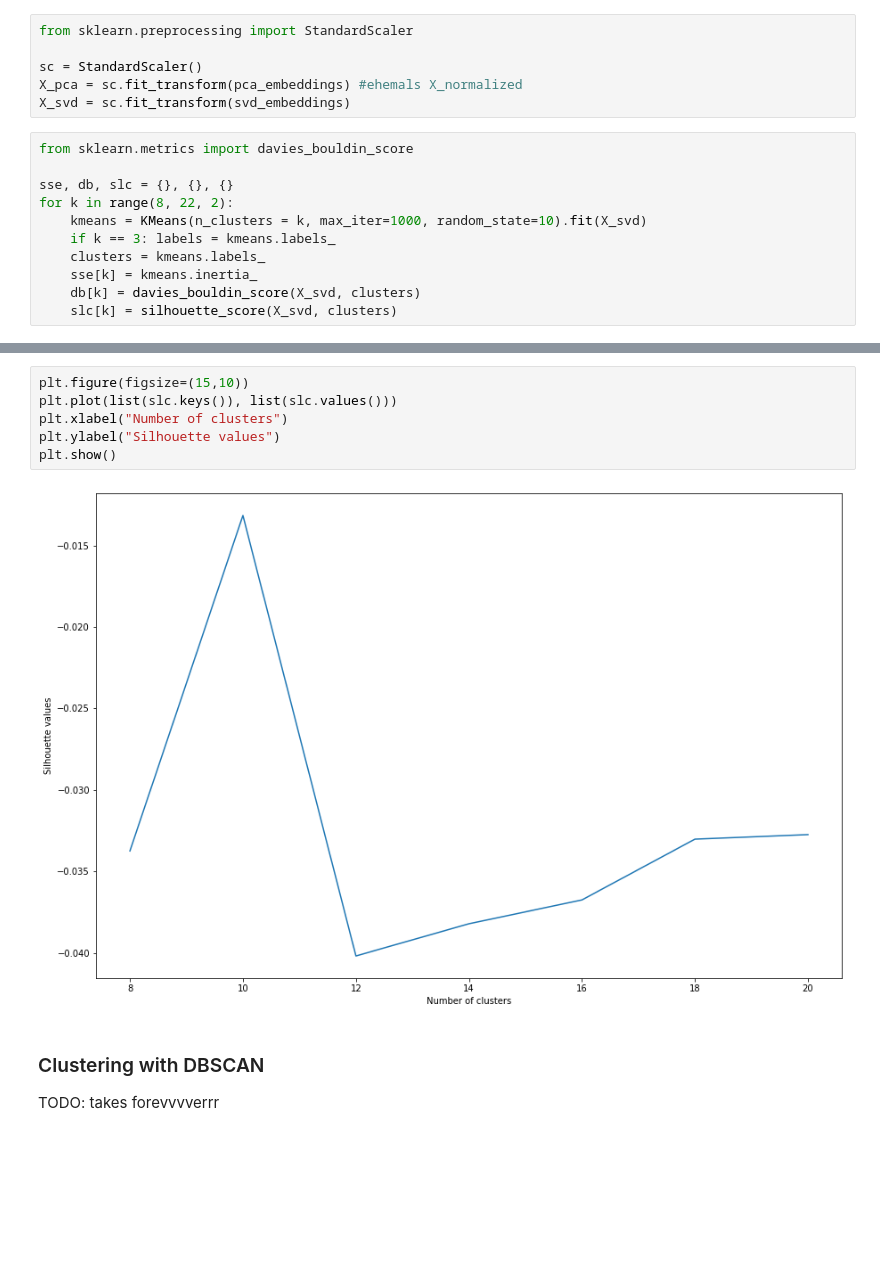
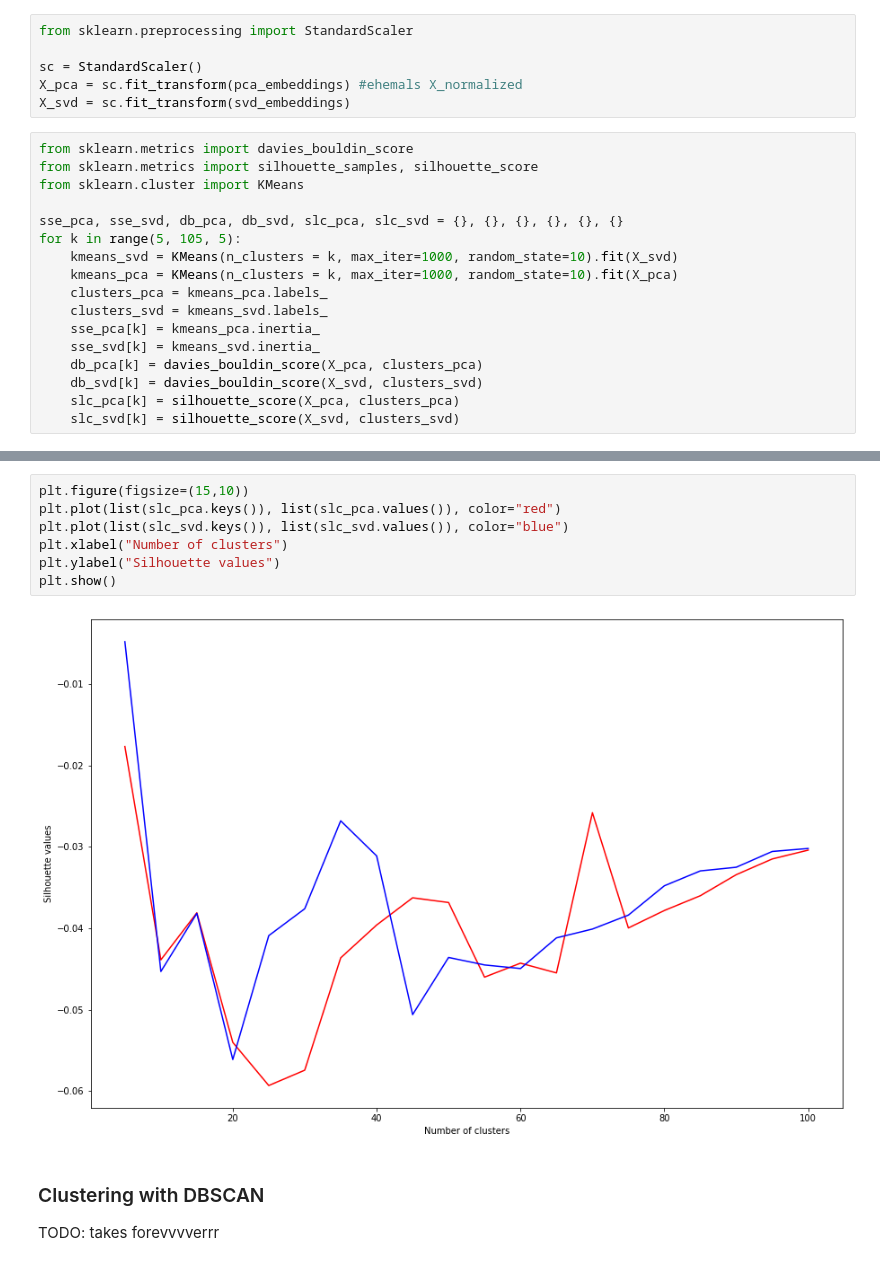
Before and after one commit to isaschm/topic-models-and-word-embeddings, a Jupyter notebook: text_embeddings.ipynb, the cells around one changed output, grey strips where cells are left out. Cells and saved outputs as stored; diff of their text form; blank space fills up the shorter version.

```diff
--- a/text_embeddings.ipynb
+++ b/text_embeddings.ipynb
@@ -153,16 +153,22 @@ from sklearn.preprocessing import StandardScaler
 sc = StandardScaler()
 X_pca = sc.fit_transform(pca_embeddings) #ehemals X_normalized
 X_svd = sc.fit_transform(svd_embeddings)
-# %%
-from sklearn.metrics import davies_bouldin_score
-
-sse, db, slc = {}, {}, {}
-for k in range(8, 22, 2):
-    kmeans = KMeans(n_clusters = k, max_iter=1000, random_state=10).fit(X_svd)
-    if k == 3: labels = kmeans.labels_
-    clusters = kmeans.labels_
-    sse[k] = kmeans.inertia_
-    db[k] = davies_bouldin_score(X_svd, clusters)
-    slc[k] = silhouette_score(X_svd, clusters)
+# %%
+from sklearn.metrics import davies_bouldin_score
+from sklearn.metrics import silhouette_samples, silhouette_score
+from sklearn.cluster import KMeans
+
+sse_pca, sse_svd, db_pca, db_svd, slc_pca, slc_svd = {}, {}, {}, {}, {}, {}
+for k in range(5, 105, 5):
+    kmeans_svd = KMeans(n_clusters = k, max_iter=1000, random_state=10).fit(X_svd)
+    kmeans_pca = KMeans(n_clusters = k, max_iter=1000, random_state=10).fit(X_pca)
+    clusters_pca = kmeans_pca.labels_
+    clusters_svd = kmeans_svd.labels_
+    sse_pca[k] = kmeans_pca.inertia_
+    sse_svd[k] = kmeans_svd.inertia_
+    db_pca[k] = davies_bouldin_score(X_pca, clusters_pca)
+    db_svd[k] = davies_bouldin_score(X_svd, clusters_svd)
+    slc_pca[k] = silhouette_score(X_pca, clusters_pca)
+    slc_svd[k] = silhouette_score(X_svd, clusters_svd)
 # %%
 plt.figure(figsize=(15,10))
@@ -190,11 +191,12 @@ plt.show()
 # %%
 plt.figure(figsize=(15,10))
-plt.plot(list(slc.keys()), list(slc.values()))
+plt.plot(list(slc_pca.keys()), list(slc_pca.values()), color="red")
+plt.plot(list(slc_svd.keys()), list(slc_svd.values()), color="blue")
 plt.xlabel("Number of clusters")
 plt.ylabel("Silhouette values")
 plt.show()
 # %% [output]
-[figure, old version]
+[figure, new version]
 # %% [markdown]
 ### Clustering with DBSCAN
 
```
Also changed, not shown: parts of 5 cells of this notebook.
